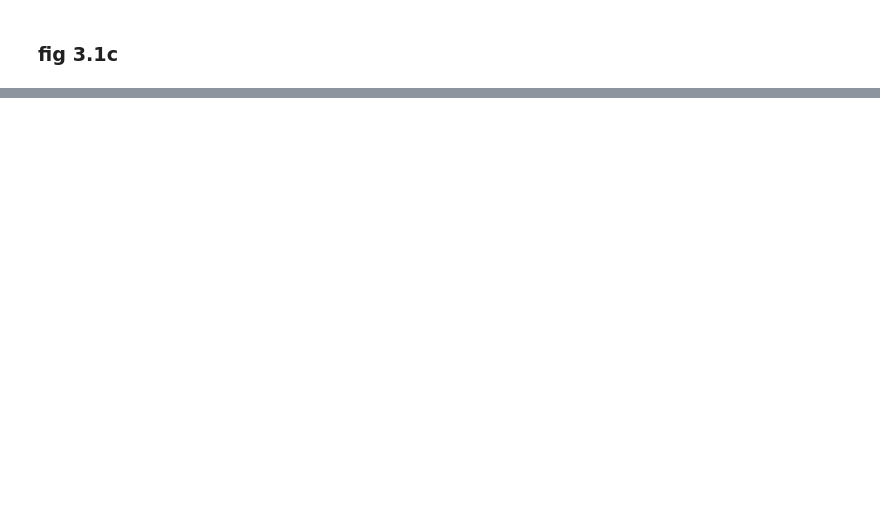
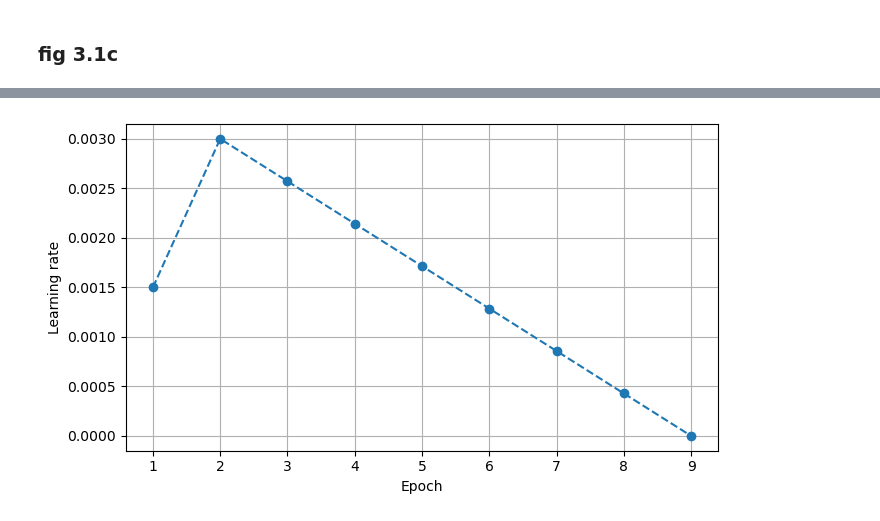
Before and after one commit to cs1500/unargmax-matryoshka, a Jupyter notebook: notebooks/plots.ipynb, the cells around one changed output, grey strips where cells are left out. Saved outputs shown, nothing was run; the diff lists cells and outputs as text; code cells hidden in the pictures; blank space fills up the shorter version.

```diff
--- a/notebooks/plots.ipynb
+++ b/notebooks/plots.ipynb
@@ -59,0 +108,14 @@ plt.show()
+# %%
+# learning rate plot
+e = list(range(1,10))
+plt.figure(figsize=(7, 4))
+plt.plot(e, lrs, marker="o", linestyle="--")
+plt.xlabel("Epoch")
+plt.ylabel("Learning rate")
+#plt.xticks(epochs_lr)
+plt.grid(True)
+plt.tight_layout()
+plt.savefig("../figures/resnet18_e9_learn_rate.pdf", format="pdf")
+plt.show()
+# %% [output]
+[figure, added]
```
Also changed, not shown: parts of 9 cells of this notebook, 11 other files.
